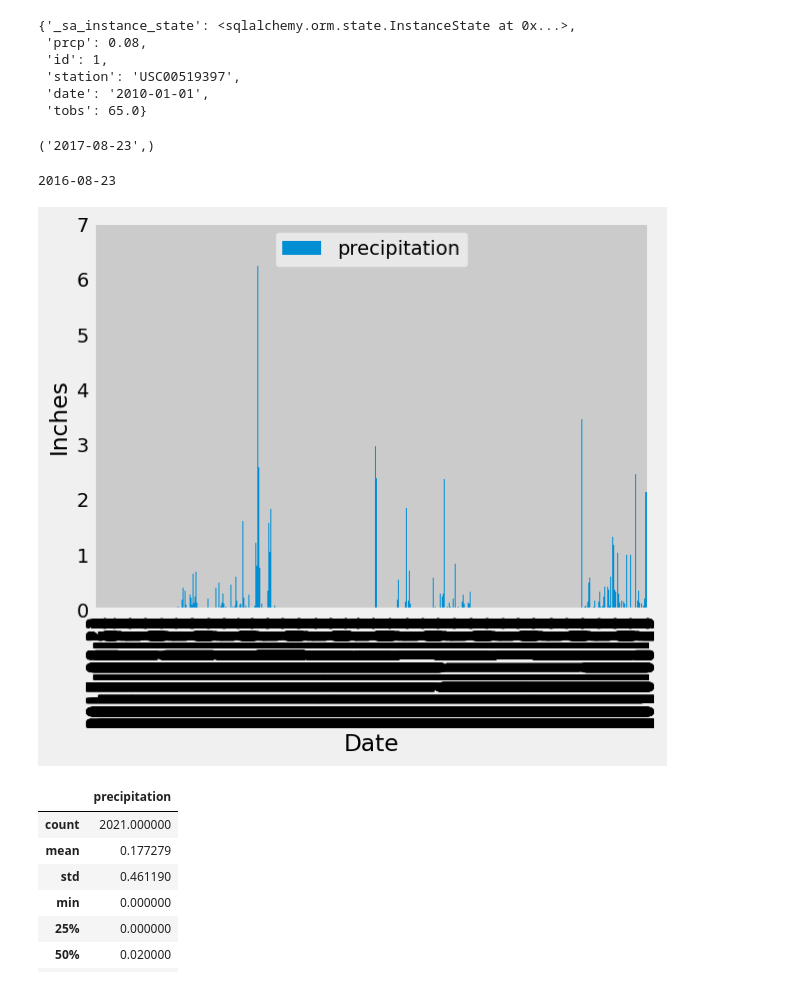
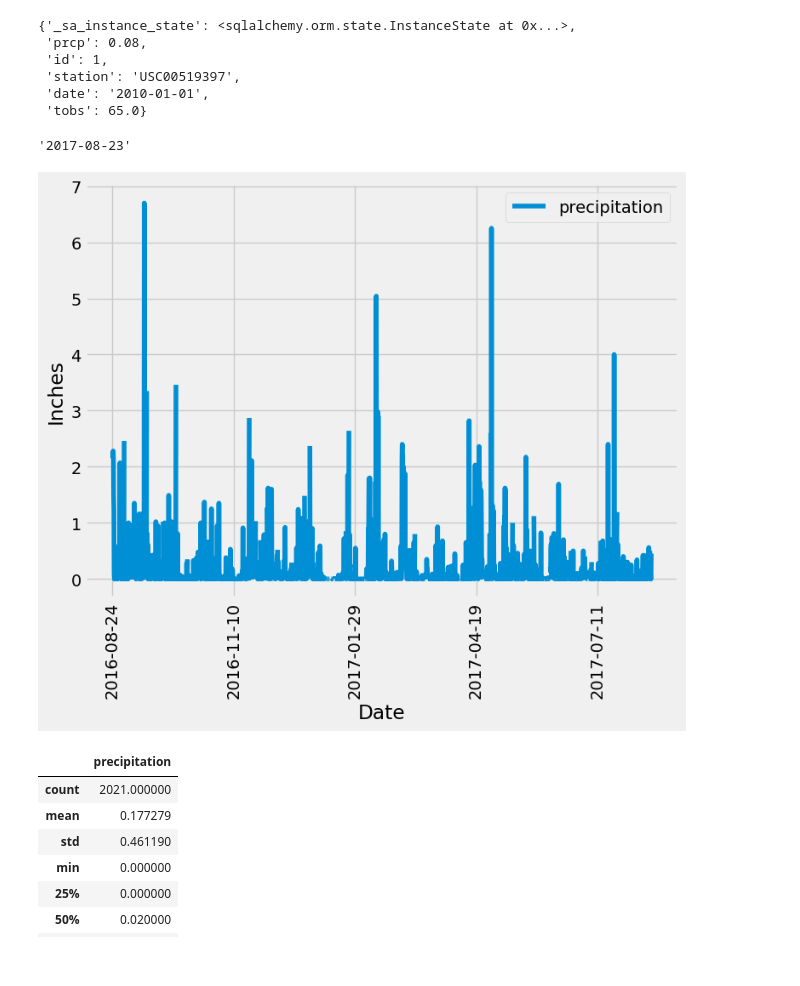
Before and after one commit to m3ufdech0c/sqlalchemy-challenge, a Jupyter notebook: SurfUp/climate.ipynb, the cells around one changed output. Saved outputs shown, nothing was run; the diff lists cells and outputs as text; code cells hidden in the pictures.

```diff
--- a/SurfUp/climate.ipynb
+++ b/SurfUp/climate.ipynb
@@ -51,39 +51,36 @@ first_row.__dict__
  'tobs': 65.0}
 # %%
 # Looking for the most recent date in the data set.
-most_recent = session.query(Measurement.date).order_by(Measurement.date.desc()).first()
+most_recent = session.query(Measurement.date).order_by(Measurement.date.desc()).first()[0]
 most_recent
 # %% [output]
-('2017-08-23',)
+'2017-08-23'
 # %%
 # Importing the datedelta package
 import datedelta as dd
 # %%
 # Designing a query to retrieve the last 12 months of precipitation data and plot the results.
 # Starting from the most recent data point in the database.
 
 # Calculating the date one year from the last date in data set.
-query_date_limit = dt.date(2017, 8, 23) - 12 * dd.MONTH
-print(query_date_limit)
+query_date_limit = dt.datetime.strptime(most_recent, '%Y-%m-%d') - dd.YEAR
 
 # Performing a query to retrieve the data and precipitation scores
-one_yr_data = session.query(Measurement.date, Measurement.prcp).filter(Measurement.date <= '2017-08-23').\
-    filter(Measurement.date >= query_date_limit).order_by(Measurement.date.desc()).all()
+one_yr_data = session.query(Measurement.date, Measurement.prcp).filter(Measurement.date >= query_date_limit).all()
 
 # Saving the query results as a Pandas DataFrame and set the index to the date column
 df = pd.DataFrame(one_yr_data, columns=['date', 'precipitation'])
 df.set_index('date', inplace=True)
 
-# The dataframe has already been sorted by date in the code above
-
+# Sorting the dataframe has already been sorted by date in the code above
+sorted_df = df.sort_values(by='date')
 
 # Using Pandas Plotting with Matplotlib to plot the data
-df.plot.bar(xlabel = 'Date', ylabel = 'Inches', rot=90)
-#plt.tight_layout
+sorted_df.plot(xlabel = 'Date', ylabel = 'Inches', rot=90, figsize=(8,6))
+plt.tight_layout
 plt.show()
 # %% [output]
-2016-08-23
-[figure, old version]
+[figure, new version]
 # %%
 # Using Pandas to calcualte the summary statistics for the precipitation data
 df.describe()
```
Also changed, not shown: parts of 2 cells of this notebook, 1 other file.
